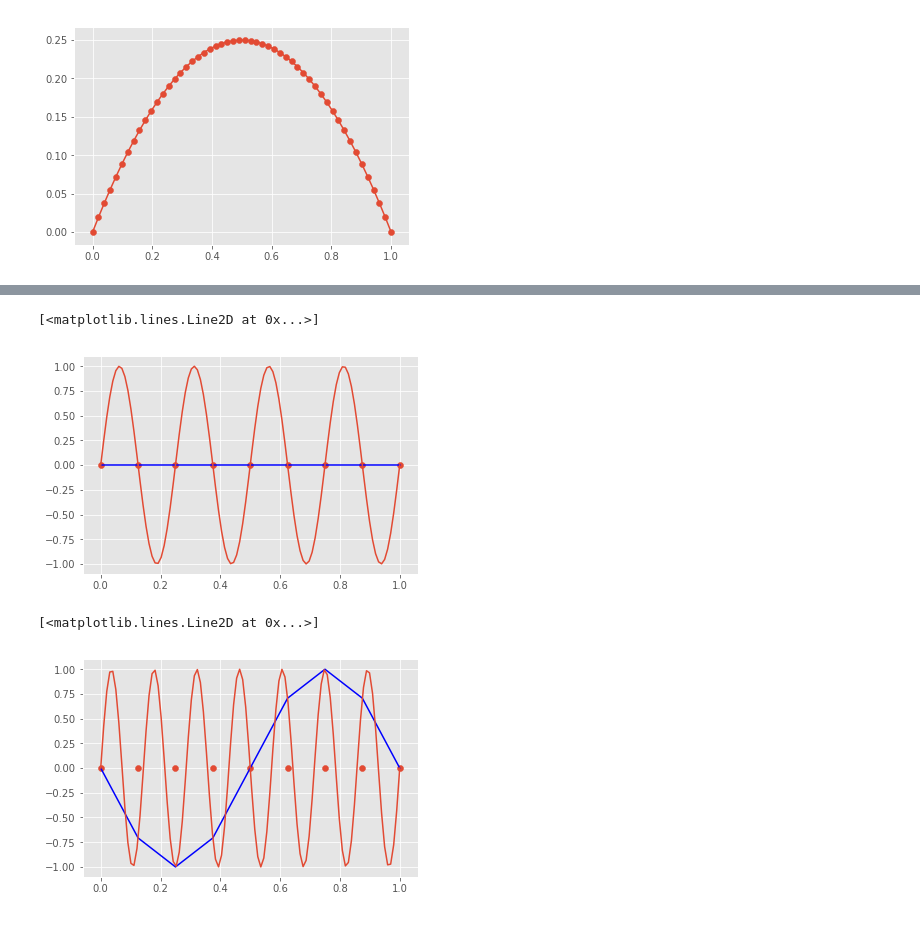
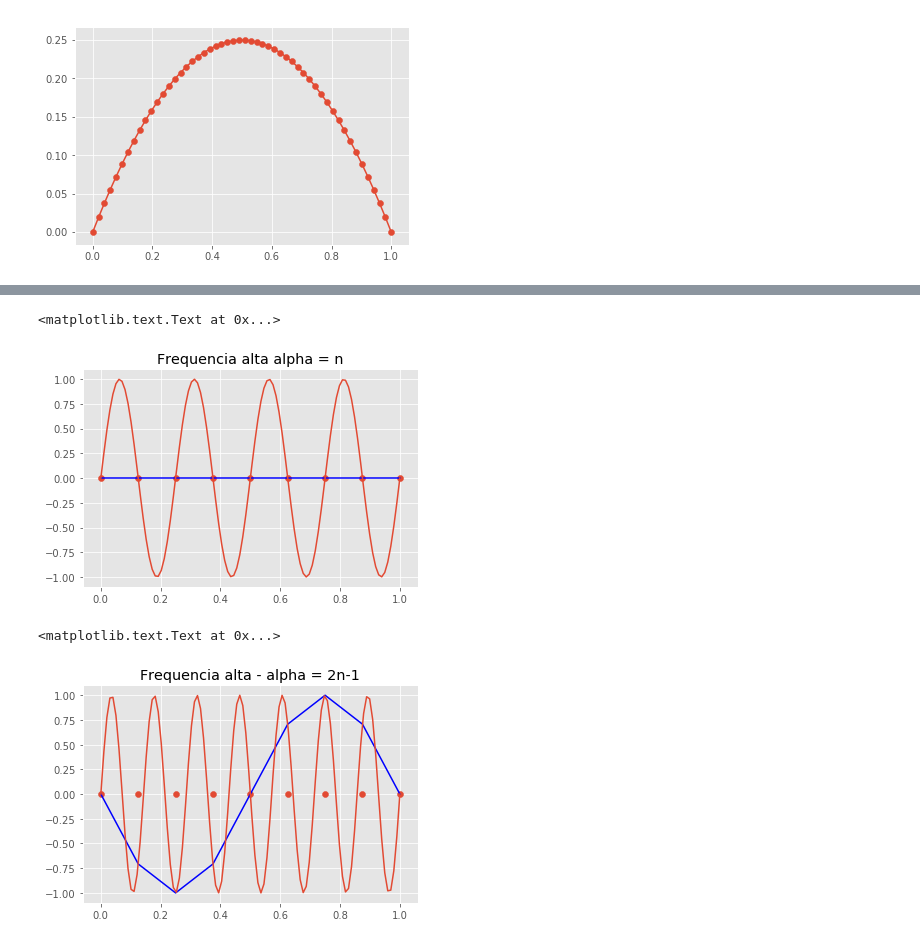
Before and after one commit to mtsodf/estudo_fem, a Jupyter notebook: multigrid/GaussSeidel.ipynb, the cells around one changed output, grey strips where cells are left out. Cells and saved outputs as stored; diff of their text form; code cells hidden in the pictures.

```diff
--- a/multigrid/GaussSeidel.ipynb
+++ b/multigrid/GaussSeidel.ipynb
@@ -99,18 +130,20 @@ plt.plot(x_n,y)
 # %%
 alpha = n
 plt.scatter(x, np.zeros(2*n+1))
 plt.plot(x, np.sin(x*np.pi*alpha/(n*h)), c="b")
 y = np.sin(x_n*np.pi*alpha/(n*h))
 plt.plot(x_n,y)
+plt.title("Frequencia alta alpha = n")
 # %% [output]
-[<matplotlib.lines.Line2D at 0x...>]
+<matplotlib.text.Text at 0x...>
-[figure, old version]
+[figure, new version]
 # %%
 alpha = 2*n-1
 plt.scatter(x, np.zeros(2*n+1))
 plt.plot(x, np.sin(x*np.pi*alpha/(n*h)), c="b")
 y = np.sin(x_n*np.pi*alpha/(n*h))
 plt.plot(x_n,y)
+plt.title("Frequencia alta - alpha = 2n-1")
 # %% [output]
-[<matplotlib.lines.Line2D at 0x...>]
+<matplotlib.text.Text at 0x...>
-[figure, old version]
+[figure, new version]
```
Also changed, not shown: parts of 13 cells of this notebook.
